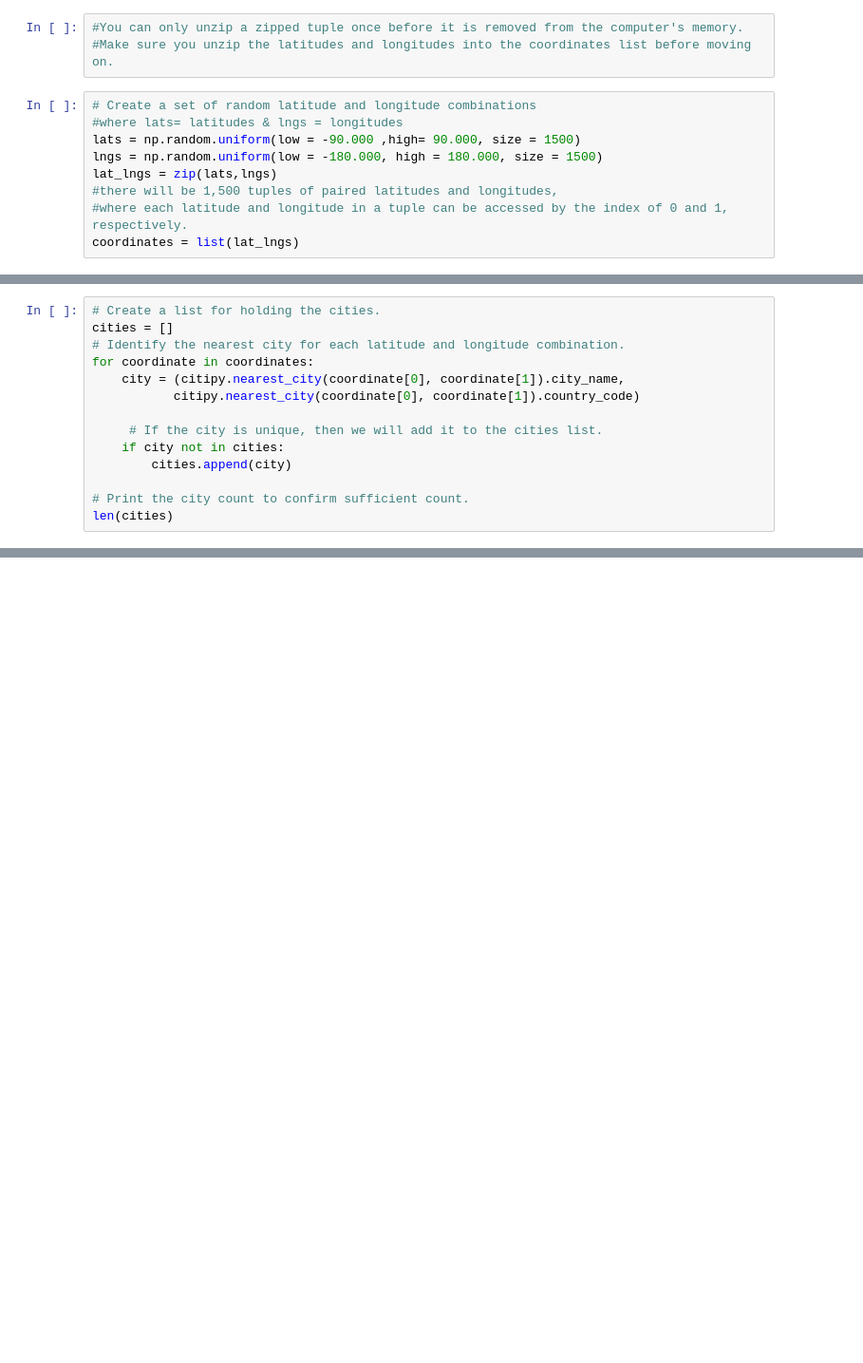
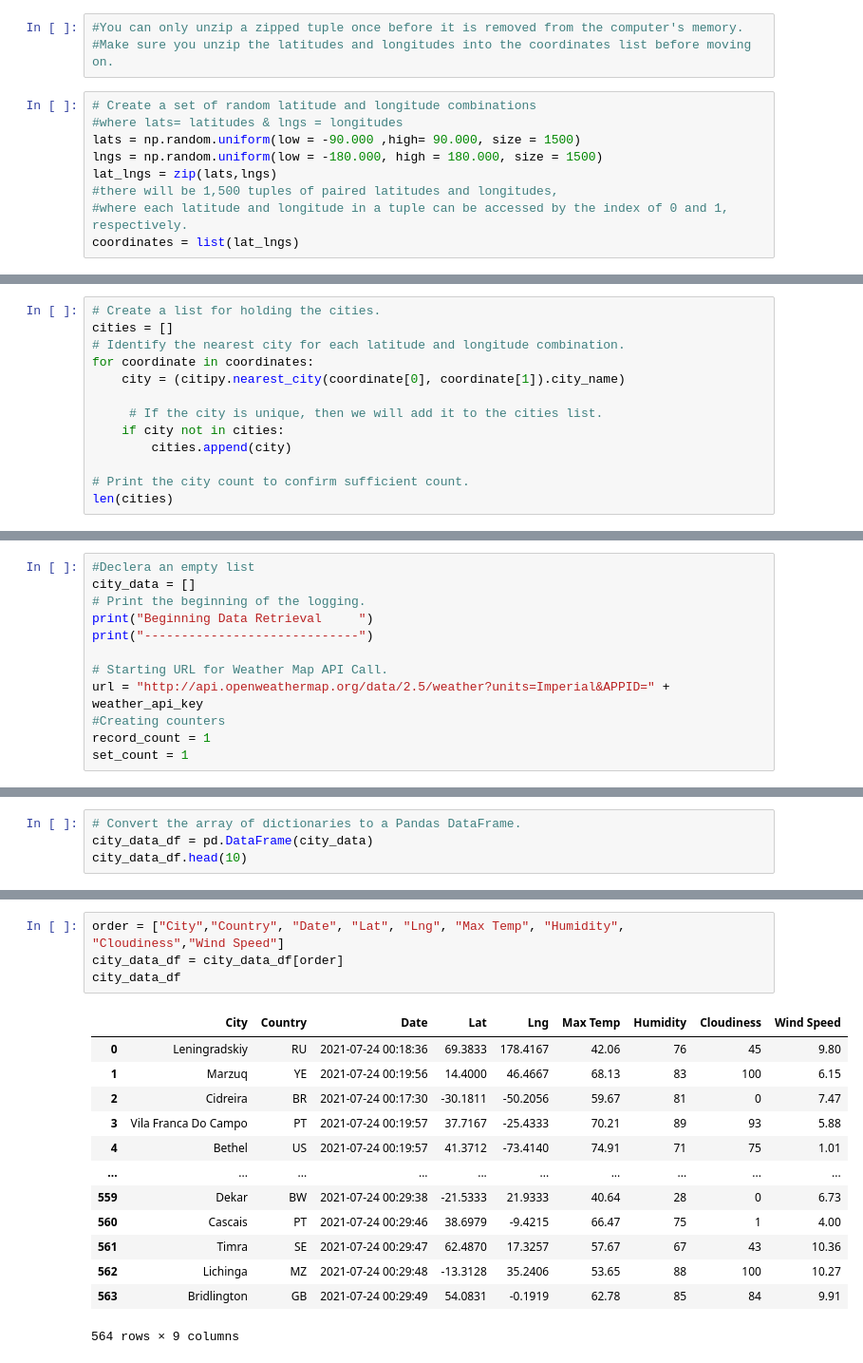
Before and after one commit to alesandelmoral/World_Weather_Analysis, a Jupyter notebook: WeatherPy.ipynb, the cells around one changed output, grey strips where cells are left out. Shown at 95% size. Drawn from its saved outputs; the diff is of its cells as text; blank space fills up the shorter version.

Commit message:
adding the WeatherPy file

```diff
--- a/WeatherPy.ipynb
+++ b/WeatherPy.ipynb
@@ -38,8 +33,7 @@ coordinates = list(lat_lngs)
 cities = []
 # Identify the nearest city for each latitude and longitude combination.
 for coordinate in coordinates:
-    city = (citipy.nearest_city(coordinate[0], coordinate[1]).city_name,
-           citipy.nearest_city(coordinate[0], coordinate[1]).country_code)
+    city = (citipy.nearest_city(coordinate[0], coordinate[1]).city_name)
 
      # If the city is unique, then we will add it to the cities list.
     if city not in cities:
@@ -51,0 +66,12 @@ len(cities)
+# %%
+#Declera an empty list
+city_data = []
+# Print the beginning of the logging.
+print("Beginning Data Retrieval     ")
+print("-----------------------------")
+
+# Starting URL for Weather Map API Call.
+url = "http://api.openweathermap.org/data/2.5/weather?units=Imperial&APPID=" + weather_api_key
+#Creating counters
+record_count = 1
+set_count = 1
@@ -51,0 +173,4 @@ len(cities)
+# %%
+# Convert the array of dictionaries to a Pandas DataFrame.
+city_data_df = pd.DataFrame(city_data)
+city_data_df.head(10)
@@ -51,0 +189,18 @@ len(cities)
+# %%
+order = ["City","Country", "Date", "Lat", "Lng", "Max Temp", "Humidity", "Cloudiness","Wind Speed"]
+city_data_df = city_data_df[order]
+city_data_df
+# %% [output]
+|  | City | Country | Date | Lat | Lng | Max Temp | Humidity | Cloudiness | Wind Speed |
+| 0 | Leningradskiy | RU | 2021-07-24 00:18:36 | 69.3833 | 178.4167 | 42.06 | 76 | 45 | 9.80 |
+| 1 | Marzuq | YE | 2021-07-24 00:19:56 | 14.4000 | 46.4667 | 68.13 | 83 | 100 | 6.15 |
+| 2 | Cidreira | BR | 2021-07-24 00:17:30 | -30.1811 | -50.2056 | 59.67 | 81 | 0 | 7.47 |
+| 3 | Vila Franca Do Campo | PT | 2021-07-24 00:19:57 | 37.7167 | -25.4333 | 70.21 | 89 | 93 | 5.88 |
+| 4 | Bethel | US | 2021-07-24 00:19:57 | 41.3712 | -73.4140 | 74.91 | 71 | 75 | 1.01 |
+| ... | ... | ... | ... | ... | ... | ... | ... | ... | ... |
+| 559 | Dekar | BW | 2021-07-24 00:29:38 | -21.5333 | 21.9333 | 40.64 | 28 | 0 | 6.73 |
+| 560 | Cascais | PT | 2021-07-24 00:29:46 | 38.6979 | -9.4215 | 66.47 | 75 | 1 | 4.00 |
+| 561 | Timra | SE | 2021-07-24 00:29:47 | 62.4870 | 17.3257 | 57.67 | 67 | 43 | 10.36 |
+| 562 | Lichinga | MZ | 2021-07-24 00:29:48 | -13.3128 | 35.2406 | 53.65 | 88 | 100 | 10.27 |
+| 563 | Bridlington | GB | 2021-07-24 00:29:49 | 54.0831 | -0.1919 | 62.78 | 85 | 84 | 9.91 |
+564 rows × 9 columns
```
Also changed, not shown: parts of 12 cells of this notebook, 2 other files.
